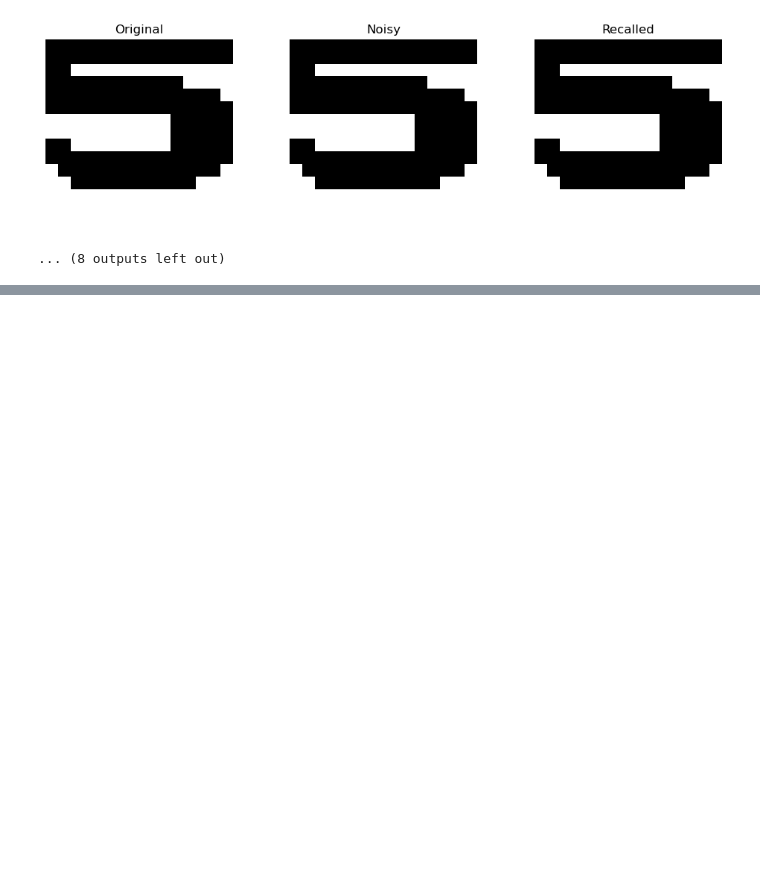
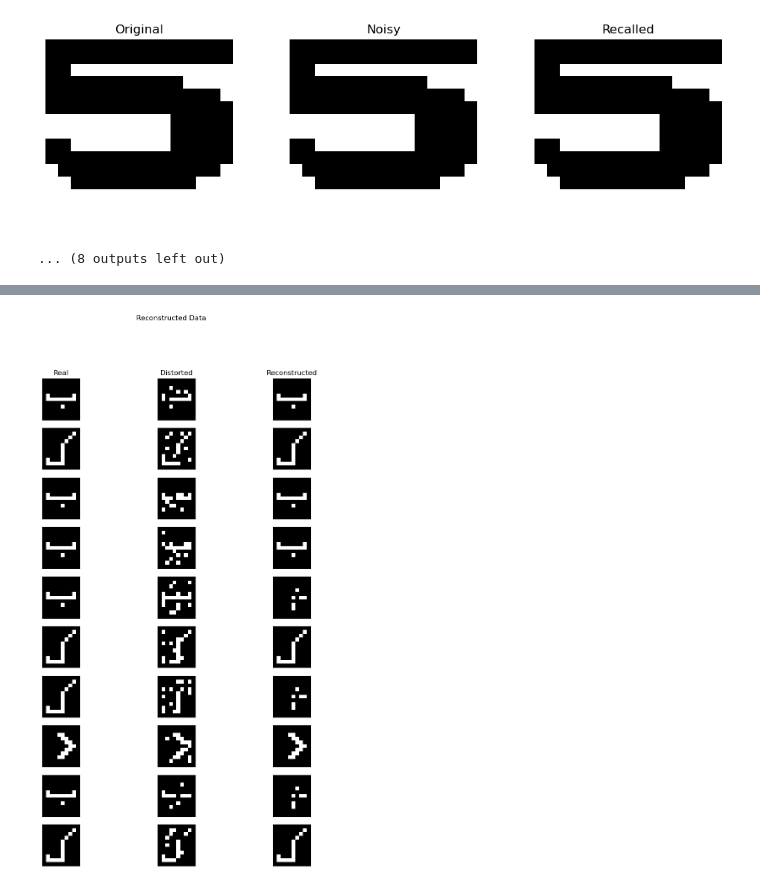
Before and after one commit to mmahdin/Computational-Intelligence-EE-AUT, a Jupyter notebook: lab/6/main.ipynb, the cells around one changed output, grey strips where cells are left out. Drawn from its saved outputs; the diff is of its cells as text; code cells hidden in the pictures; blank space fills up the shorter version.

Commit message:
lab6 -> add more letters

```diff
--- a/lab/6/main.ipynb
+++ b/lab/6/main.ipynb
@@ -750,0 +829,92 @@ Original and Recalled Patterns for digit 5:
+# %%
+def plot_images(images, title, no_i_x, no_i_y=3):
+    fig = plt.figure(figsize=(10, 15))
+    fig.suptitle(title)  # Updated to use suptitle instead of set_window_title
+    images = np.array(images).reshape(-1, 9, 8)
+    images = np.pad(images, ((0, 0), (1, 1), (1, 1)), 'constant', constant_values=-1)
+    for i in range(no_i_x):
+        for j in range(no_i_y):
+            ax = fig.add_subplot(no_i_x, no_i_y, no_i_x * j + (i + 1))
+            ax.matshow(images[no_i_x * j + i], cmap="gray")
+            plt.xticks(np.array([]))
+            plt.yticks(np.array([]))
+
+            if j == 0 and i == 0:
+                ax.set_title("Real")
+            elif j == 0 and i == 1:
+                ax.set_title("Distorted")
+            elif j == 0 and i == 2:
+                ax.set_title("Reconstructed")
+
+letter_B, letter_D, letter_K, letter_g, letter_p = create_letter_patterns()
+
+perfect_data = {
+    "b": letter_B,
+    "d": letter_D,
+    "k": letter_K,
+    "g": letter_g,
+    "p": letter_p
+}
+
+n_train = 3
+n_test = 100
+
+n_train_disp = 10
+distort = 0.1
+n_neurons = 9*8
+
+train_data = [np.array(d) for d in perfect_data.values()][:n_train]
+
+test_data = []
+for d in range(n_test):
+    r_i = np.random.randint(0, n_train)
+    base_pattern = np.array(train_data[r_i])
+    noise = 1 * (np.random.random(base_pattern.shape) > distort)
+    np.place(noise, noise == 0, -1)
+    noisy_pattern = np.multiply(base_pattern, noise)
+    test_data.append((base_pattern, noisy_pattern))
+
+def train(neu, training_data):
+    w = np.zeros([neu, neu])
+    for data in training_data:
+        w += np.outer(data, data)
+    for diag in range(neu):
+        w[diag][diag] = 0
+    return w
+
+def retrieve_pattern(weights, data, steps=10):
+    res = np.array(data)
+
+    for _ in range(steps):
+        for i in range(len(res)):
+            raw_v = np.dot(weights[i], res)
+            if raw_v > 0:
+                res[i] = 1
+            else:
+                res[i] = -1
+    return res
+
+def test(weights, testing_data):
+    success = 0.0
+
+    output_data = []
+
+    for data in testing_data:
+        true_data = data[0]
+        noisy_data = data[1]
+        predicted_data = retrieve_pattern(weights, noisy_data)
+        if np.array_equal(true_data, predicted_data):
+            success += 1.0
+        output_data.append([true_data, noisy_data, predicted_data])
+
+    return (success / len(testing_data)), output_data
+
+W = train(n_neurons, train_data)
+
+accuracy, op_imgs = test(W, test_data)
+
+print("Accuracy of the network is %f" % (accuracy * 100))
+
+plot_images(op_imgs, "Reconstructed Data", n_train_disp)
+plt.show()
+# %% [output]
@@ -750,0 +922 @@ Original and Recalled Patterns for digit 5:
+[figure, added]
```
Also changed, not shown: parts of 6 cells of this notebook.
